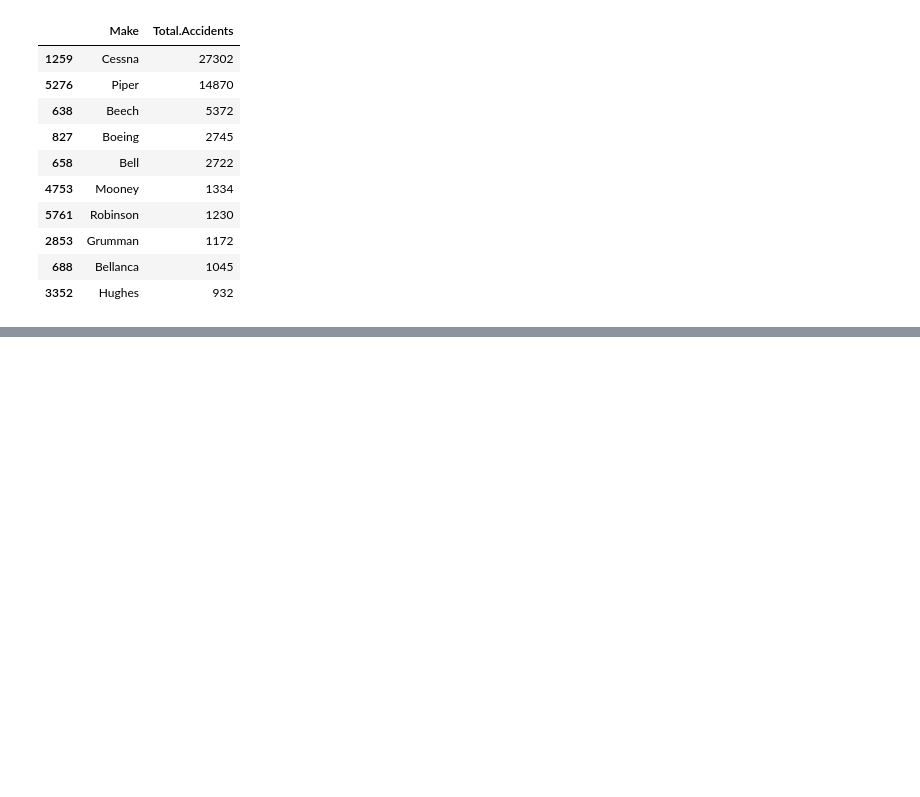
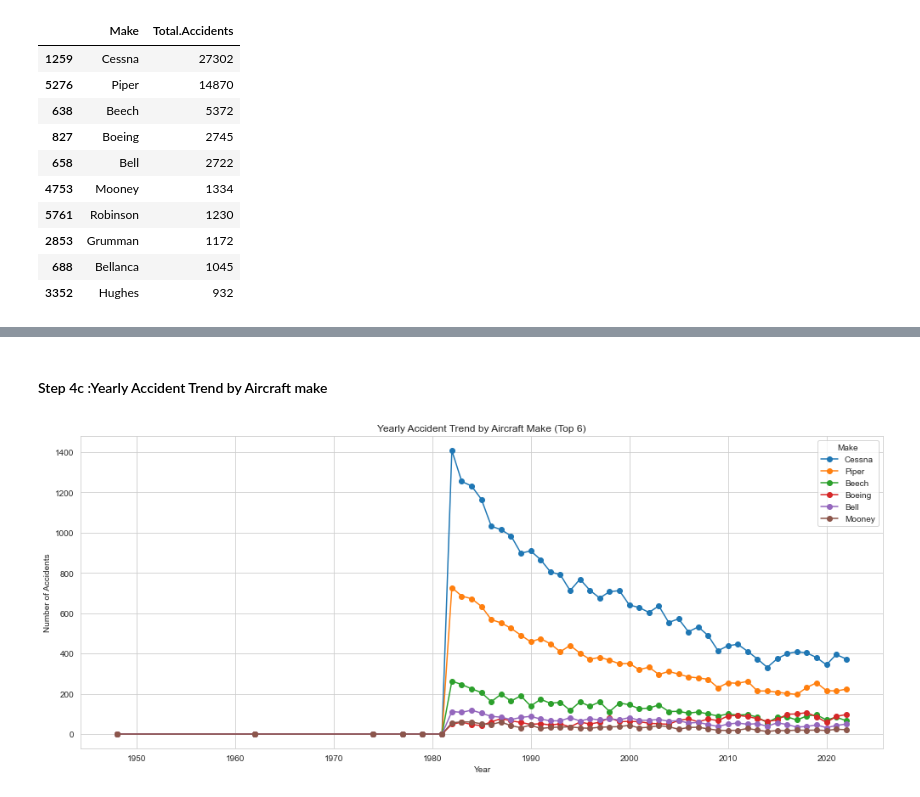
Before and after one commit to DebbieMOmondi/-Aviation-Risk-Analysis, a Jupyter notebook: Risk_Analysis.ipynb, the cells around one changed output, grey strips where cells are left out. Cells and saved outputs as stored; diff of their text form; code cells hidden in the pictures; blank space fills up the shorter version.

```diff
--- a/Risk_Analysis.ipynb
+++ b/Risk_Analysis.ipynb
@@ -363,0 +441,28 @@ accidents_per_model.head(10)
+# %% [markdown]
+#### Step 4c :Yearly Accident Trend by Aircraft make
+# %%
+# Ensure 'Event.Date' is datetime type
+cleaned_data['Event.Date'] = pd.to_datetime(cleaned_data['Event.Date'], errors='coerce')
+
+# Extract Year and Month Name
+cleaned_data['Year'] = cleaned_data['Event.Date'].dt.year
+cleaned_data['Month'] = cleaned_data['Event.Date'].dt.month_name()
+
+# Group by Year and Make
+accidents_by_year_make = cleaned_data.groupby(['Year', 'Make']).size().reset_index(name='Accident_Count')
+
+# Pivot the data to make plotting easier
+pivot_make_year = accidents_by_year_make.pivot(index='Year', columns='Make', values='Accident_Count').fillna(0)
+
+# Plot trends for top 6 makes by total accidents
+top_6_makes = cleaned_data['Make'].value_counts().head(6).index
+pivot_make_year[top_6_makes].plot(figsize=(14, 6), marker='o')
+plt.title('Yearly Accident Trend by Aircraft Make (Top 6)')
+plt.ylabel('Number of Accidents')
+plt.xlabel('Year')
+plt.grid(True)
+plt.legend(title='Make')
+plt.tight_layout()
+plt.show()
+# %% [output]
+[figure, added]
```
Also changed, not shown: parts of 25 cells of this notebook, 1 other file.
